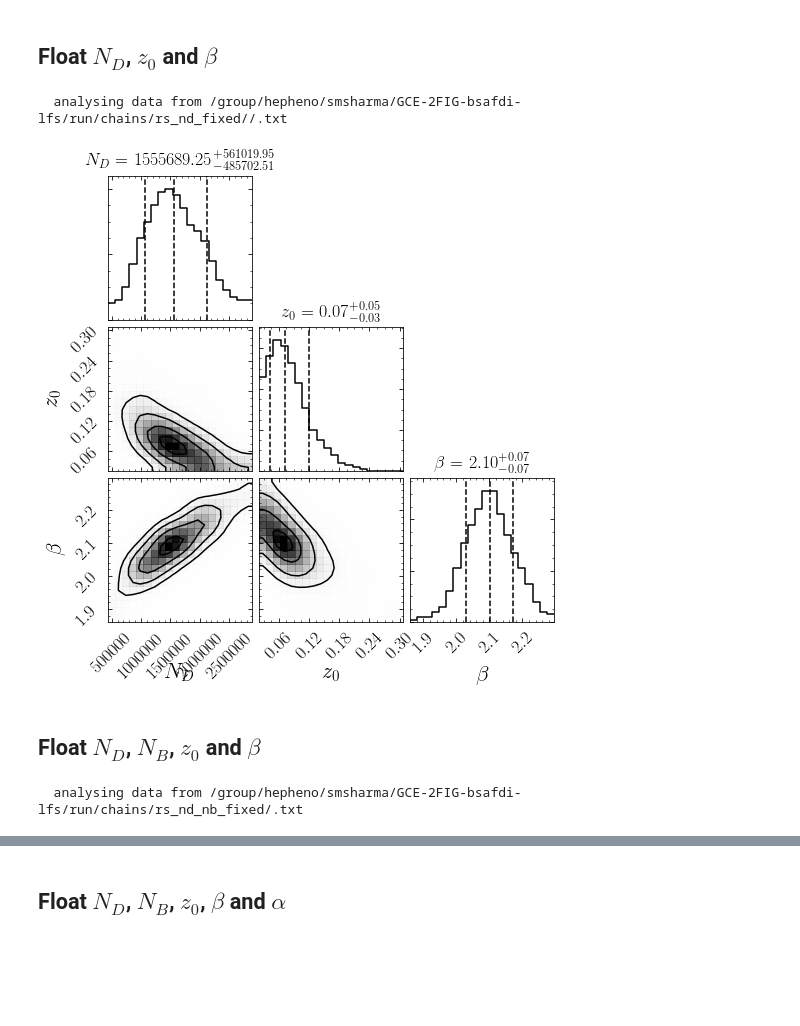
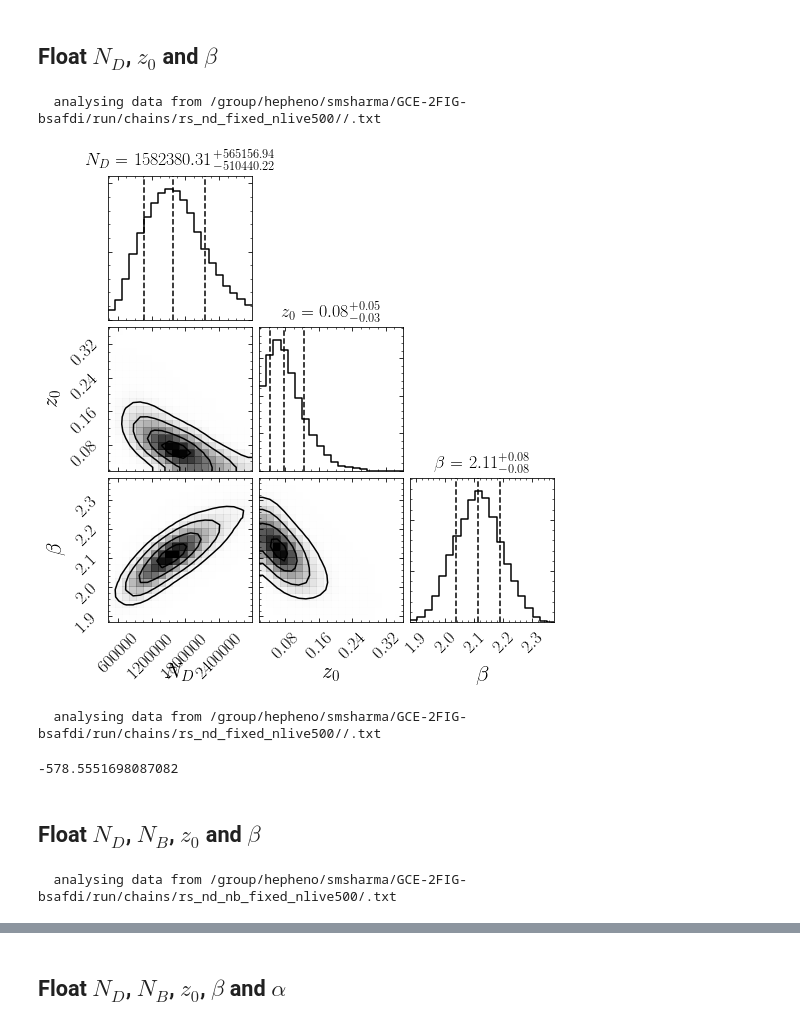
Before and after one commit to bsafdi/GCE-2FIG, a Jupyter notebook: examples/Example_2_2FIG_Table.ipynb, the cells around one changed output, grey strips where cells are left out. Saved outputs shown, nothing was run; the diff lists cells and outputs as text; code cells hidden in the pictures; blank space fills up the shorter version.

```diff
--- a/examples/Example_2_2FIG_Table.ipynb
+++ b/examples/Example_2_2FIG_Table.ipynb
@@ -19,17 +16,24 @@ fixed_params = ['n','sigma','alpha','Lmax_disk', 'Lmax_bulge','N_bulge']
 fixed_param_vals = [2.35,1.528,2.6,1.0e36,1.0e36,0]
 
 floated_params = ['N_disk', 'z0', 'beta']
-floated_param_priors = [[0,2000000],[0.01,2.0],[1.1,3.0]]
+floated_param_priors = [[0,3000000],[0.01,2.0],[1.1,3.0]]
+
+rs_nd = run_scan(fixed_params, fixed_param_vals, floated_params, floated_param_priors, Ns = 200, Nang = 5, share_betas=True, use_prior=False)
-# %%
-rs_nd = run_scan(fixed_params, fixed_param_vals, floated_params, floated_param_priors, Ns = 50, Nang = 1, share_betas=True, use_prior=False)
 # %%
-lge_nd, _ = rs_nd.get_lge(chains_dir='/group/hepheno/smsharma/GCE-2FIG-bsafdi-lfs/run/chains/rs_nd_fixed//')
+chains_dir = '/group/hepheno/smsharma/GCE-2FIG-bsafdi/run/chains/rs_nd_fixed_nlive500//'
-# %% [output]
-  analysing data from /group/hepheno/smsharma/GCE-2FIG-bsafdi-lfs/run/chains/rs_nd_fixed//.txt
+# %%
+lge_nd, _ = rs_nd.get_lge(chains_dir=chains_dir)
+# %% [output]
+  analysing data from /group/hepheno/smsharma/GCE-2FIG-bsafdi/run/chains/rs_nd_fixed_nlive500//.txt
 # %%
-rs_nd.plot_corner(labels = ['$N_D$','$z_0$', '$\\beta$'], chains_dir='/group/hepheno/smsharma/GCE-2FIG-bsafdi-lfs/run/chains/rs_nd_fixed//')
+rs_nd.plot_corner(labels = ['$N_D$','$z_0$', '$\\beta$'], chains_dir=chains_dir)
 # %% [output]
-[figure, old version]
+[figure, new version]
+# %%
+2*rs_nd.get_bestfit_lge(chains_dir)
+# %% [output]
+  analysing data from /group/hepheno/smsharma/GCE-2FIG-bsafdi/run/chains/rs_nd_fixed_nlive500//.txt
+-578.5551698087082
 # %% [markdown]
 ## Float $N_D$, $N_B$, $z_0$ and $\beta$
 # %%
@@ -43,5 +47,7 @@ rs_nd_nb = run_scan(fixed_params, fixed_param_vals, floated_params, floated_para
 # %%
-lge_nd_nb, _ = rs_nd_nb.get_lge(chains_dir='/group/hepheno/smsharma/GCE-2FIG-bsafdi-lfs/run/chains/rs_nd_nb_fixed/')
+chains_dir = '/group/hepheno/smsharma/GCE-2FIG-bsafdi/run/chains/rs_nd_nb_fixed_nlive500/'
-# %% [output]
-  analysing data from /group/hepheno/smsharma/GCE-2FIG-bsafdi-lfs/run/chains/rs_nd_nb_fixed/.txt
+# %%
+lge_nd_nb, _ = rs_nd_nb.get_lge(chains_dir=chains_dir)
+# %% [output]
+  analysing data from /group/hepheno/smsharma/GCE-2FIG-bsafdi/run/chains/rs_nd_nb_fixed_nlive500/.txt
 # %%
```
Also changed, not shown: parts of 13 cells of this notebook, 6 other files.
